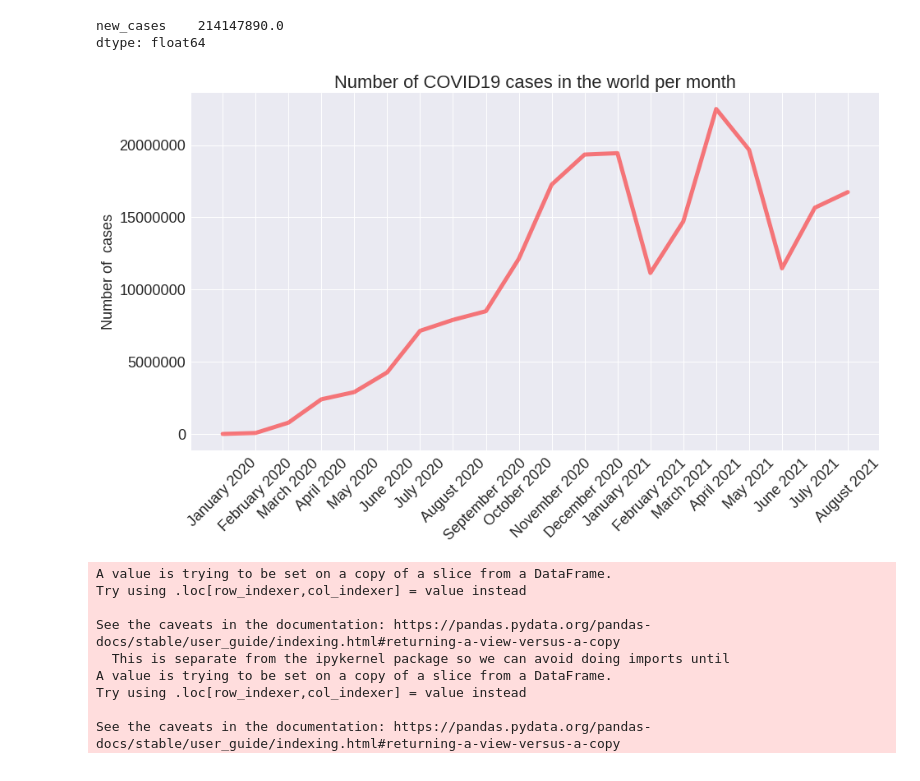
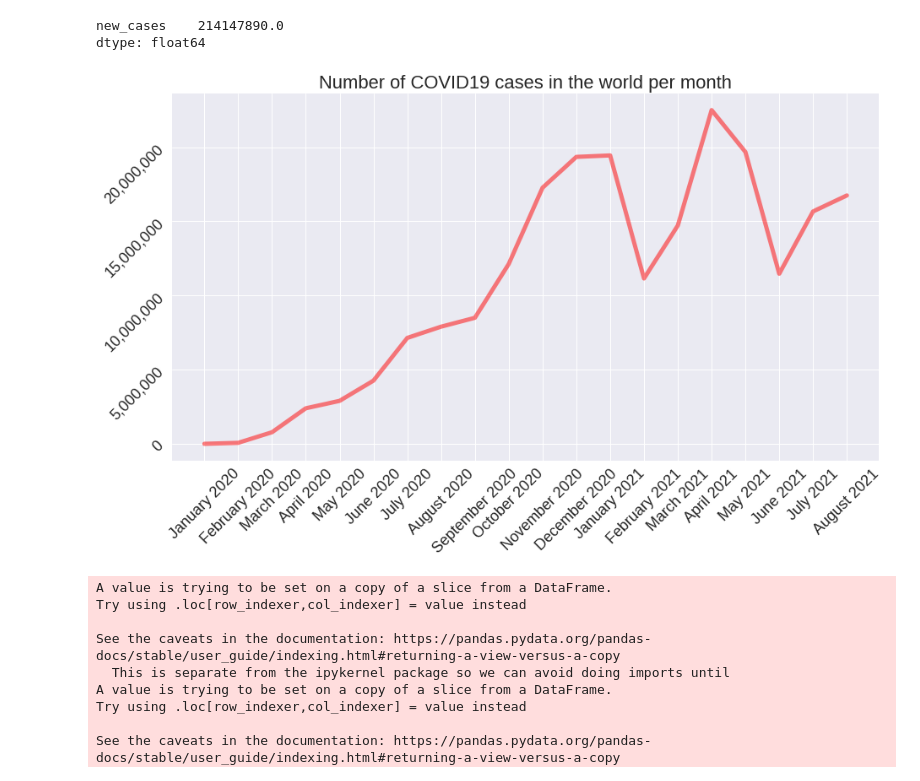
Before and after one commit to MikhailKuklin/exploratory_data_analysis_pandas, a Jupyter notebook: 2021_08_27_exploratory_data_analysis_pandas_partII.ipynb, the cells around one changed output. Saved outputs shown, nothing was run; the diff lists cells and outputs as text; code cells hidden in the pictures.

```diff
--- a/2021_08_27_exploratory_data_analysis_pandas_partII.ipynb
+++ b/2021_08_27_exploratory_data_analysis_pandas_partII.ipynb
@@ -303,21 +303,20 @@ dtype: float64
 # %%
 # plot number of cases for each month
 
 plt.style.use('seaborn')
 plt.figure(figsize=(15,8))
 
 plt.xticks(fontsize=18,rotation='45')
-plt.ylabel('Number of  cases', fontsize=18)
-plt.yticks(fontsize=18)
+plt.yticks(fontsize=18,rotation='45')
 
 plt.title('Number of COVID19 cases in the world per month',fontsize=22)
 plt.plot(dg1, label = 'label', color = 'red', linewidth = 5, alpha = 0.5)
 current_values = plt.gca().get_yticks()
-plt.gca().set_yticklabels(['{:.0f}'.format(x) for x in current_values])
+plt.gca().set_yticklabels(['{:,.0f}'.format(x) for x in current_values])
 plt.savefig("plot1.png",bbox_inches='tight')
 plt.show()
 # %% [output]
-[figure, old version]
+[figure, new version]
 # %%
 # create columns for month, year and day
 
```
